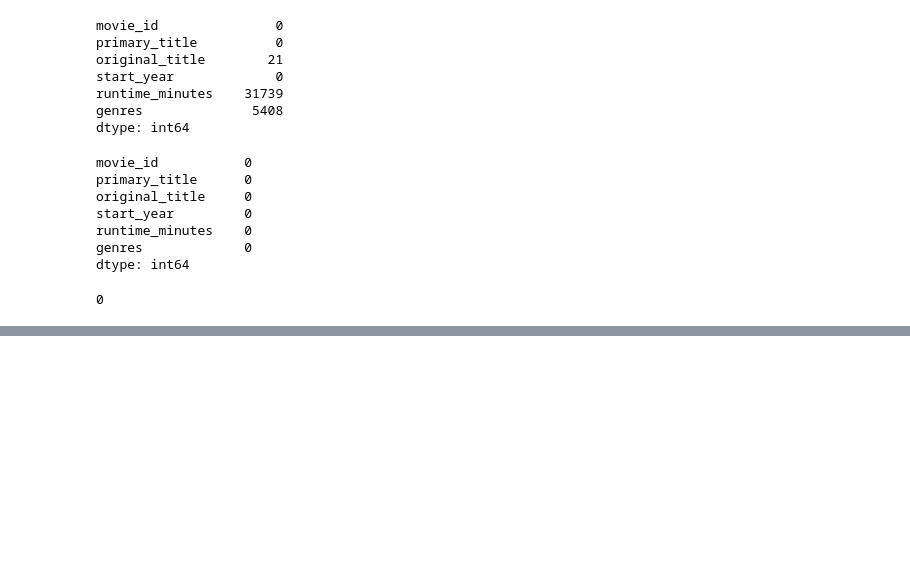
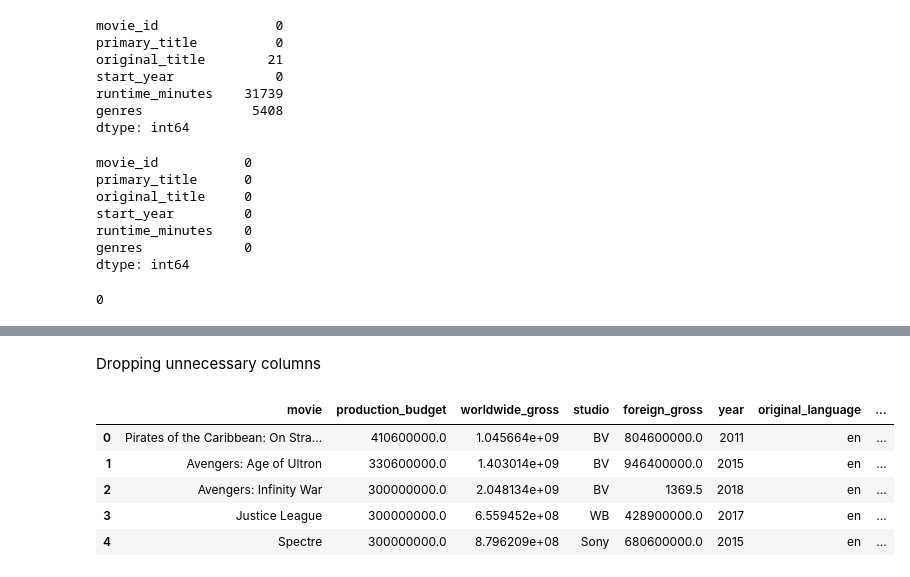
Before and after one commit to Kiptoo1960/dsc-phase-1-project-v2-4, a Jupyter notebook: student.ipynb, the cells around one changed output, grey strips where cells are left out. Drawn from its saved outputs; the diff is of its cells as text; code cells hidden in the pictures; blank space fills up the shorter version.

```diff
--- a/student.ipynb
+++ b/student.ipynb
@@ -812,0 +876,14 @@ movie_basics.duplicated().sum()
+# %% [markdown]
+Dropping unnecessary columns
+# %%
+# dropping the unnecessary columns
+
+final_df.drop(columns=['id_x', 'release_date_x', 'domestic_gross_x','domestic_gross_y', 'genre_ids', 'id_y', 'release_date_y','movie_id','primary_title','start_year'],inplace= True)
+final_df.head()
+# %% [output]
+|  | movie | production_budget | worldwide_gross | studio | foreign_gross | year | original_language | ... |
+| 0 | Pirates of the Caribbean: On Stra... | 410600000.0 | 1.045664e+09 | BV | 804600000.0 | 2011 | en | ... |
+| 1 | Avengers: Age of Ultron | 330600000.0 | 1.403014e+09 | BV | 946400000.0 | 2015 | en | ... |
+| 2 | Avengers: Infinity War | 300000000.0 | 2.048134e+09 | BV | 1369.5 | 2018 | en | ... |
+| 3 | Justice League | 300000000.0 | 6.559452e+08 | WB | 428900000.0 | 2017 | en | ... |
+| 4 | Spectre | 300000000.0 | 8.796209e+08 | Sony | 680600000.0 | 2015 | en | ... |
```
Also changed, not shown: parts of 15 cells of this notebook.
